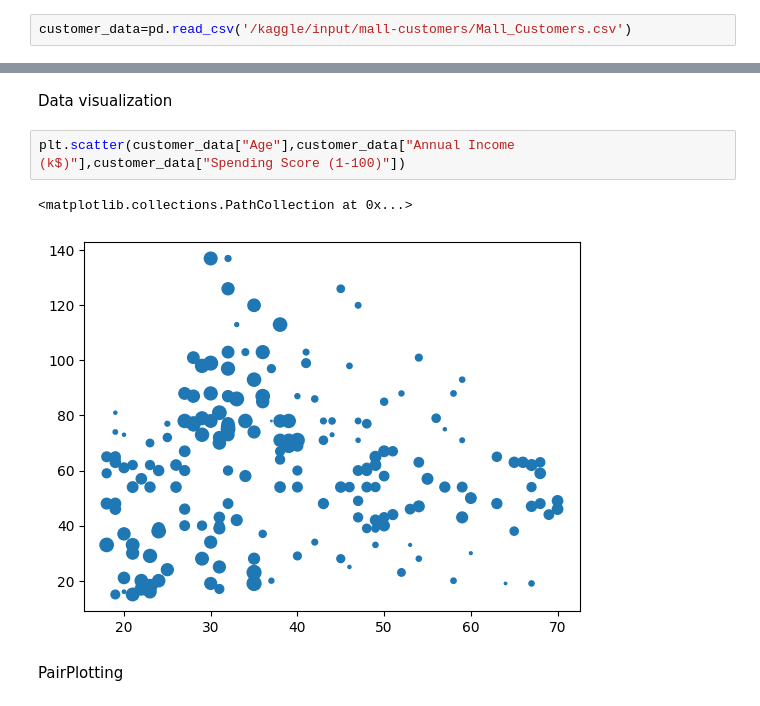
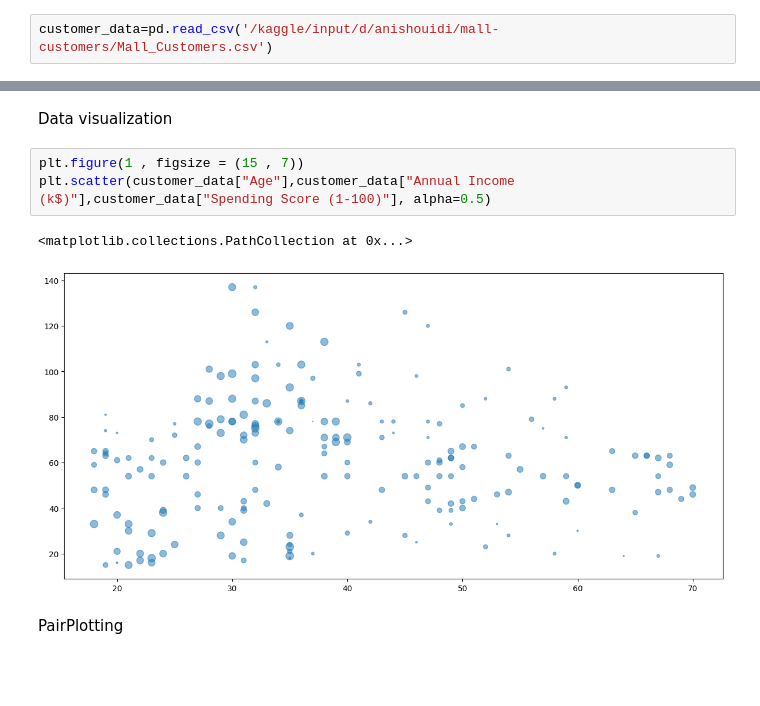
Before and after one commit to Anisx-D/Customer_Segmentation_and_Analysis_with_different_Clustering_Techniques, a Jupyter notebook: Customer_Segmentation_and_Analysis.ipynb, the cells around one changed output, grey strips where cells are left out. Cells and saved outputs as stored; diff of their text form; blank space fills up the shorter version.

```diff
--- a/Customer_Segmentation_and_Analysis.ipynb
+++ b/Customer_Segmentation_and_Analysis.ipynb
@@ -28,5 +28,5 @@ Data collection & analysis
 # %%
-customer_data=pd.read_csv('/kaggle/input/mall-customers/Mall_Customers.csv')
+customer_data=pd.read_csv('/kaggle/input/d/anishouidi/mall-customers/Mall_Customers.csv')
 # %%
 customer_data.head()
 # %% [output]
@@ -108,9 +108,10 @@ plt.show()
 # %% [markdown]
 Data visualization
 # %%
-plt.scatter(customer_data["Age"],customer_data["Annual Income (k$)"],customer_data["Spending Score (1-100)"])
+plt.figure(1 , figsize = (15 , 7))
+plt.scatter(customer_data["Age"],customer_data["Annual Income (k$)"],customer_data["Spending Score (1-100)"], alpha=0.5)
 # %% [output]
 <matplotlib.collections.PathCollection at 0x...>
-[figure, old version]
+[figure, new version]
 # %% [markdown]
 PairPlotting
```
Also changed, not shown: parts of 42 cells of this notebook.
